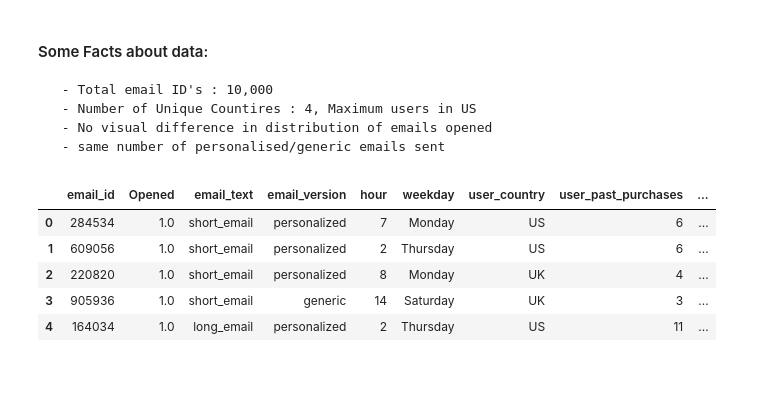
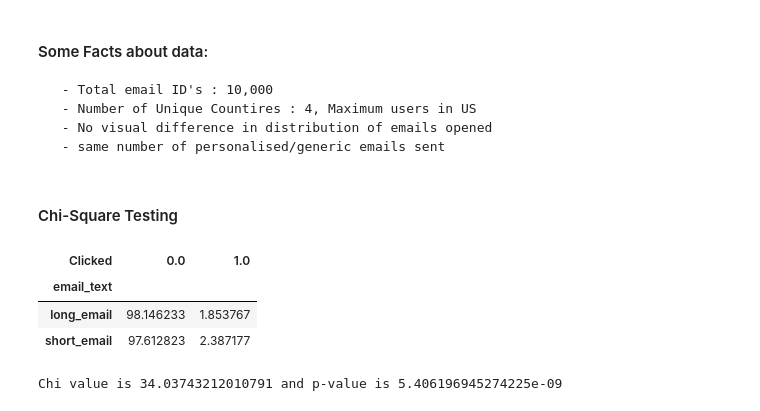
Before and after one commit to dipalira/DS-Challenges, a Jupyter notebook: Email Campaign/Email Marketing Challenge.ipynb, the cells around one changed output. Drawn from its saved outputs; the diff is of its cells as text; code cells hidden in the pictures; blank space fills up the shorter version.

Commit message:
Chi square

```diff
--- a/Email Campaign/Email Marketing Challenge.ipynb
+++ b/Email Campaign/Email Marketing Challenge.ipynb
@@ -77,12 +80,25 @@ sns.countplot(x="hour",hue = "email_text", data=df, ax = ax3)
      - Number of Unique Countires : 4, Maximum users in US
      - No visual difference in distribution of emails opened
      - same number of personalised/generic emails sent
-# %%
-df.head()
-# %% [output]
-|  | email_id | Opened | email_text | email_version | hour | weekday | user_country | user_past_purchases | ... |
-| 0 | 284534 | 1.0 | short_email | personalized | 7 | Monday | US | 6 | ... |
-| 1 | 609056 | 1.0 | short_email | personalized | 2 | Thursday | US | 6 | ... |
-| 2 | 220820 | 1.0 | short_email | personalized | 8 | Monday | UK | 4 | ... |
-| 3 | 905936 | 1.0 | short_email | generic | 14 | Saturday | UK | 3 | ... |
-| 4 | 164034 | 1.0 | long_email | personalized | 2 | Thursday | US | 11 | ... |
+# %% [markdown]
+#### Chi-Square Testing
+# %%
+# Contigency Table representing Observed Table in %
+click_text = pd.crosstab(index=df["email_text"], columns=df["Clicked"],  normalize='index').apply(lambda r: r*100, axis=1)
+click_text
+#Observation- No visible relation between clicked emails and email text
+# %% [output]
+| Clicked | 0.0 | 1.0 |
+| email_text |  |  |
+| long_email | 98.146233 | 1.853767 |
+| short_email | 97.612823 | 2.387177 |
+# %%
+from scipy.stats import chi2_contingency
+def chisq_of_df_cols(df, c1, c2):
+    ctsum = pd.crosstab(index=df[c1], columns=df[c2])
+    return(chi2_contingency(ctsum))
+chi2, p, dof, expected = chisq_of_df_cols(df, 'Clicked', 'email_text')
+#Note: The degrees of freedom for a test of independence equals the product of the number of categories in each variable minus 1. In this case we have a 5x3 table so df = 4x2 = 8.
+print("Chi value is {} and p-value is {}".format(chi2,p))
+# %% [output]
+Chi value is 34.03743212010791 and p-value is 5.406196945274225e-09
```
Also changed, not shown: parts of 5 cells of this notebook.
